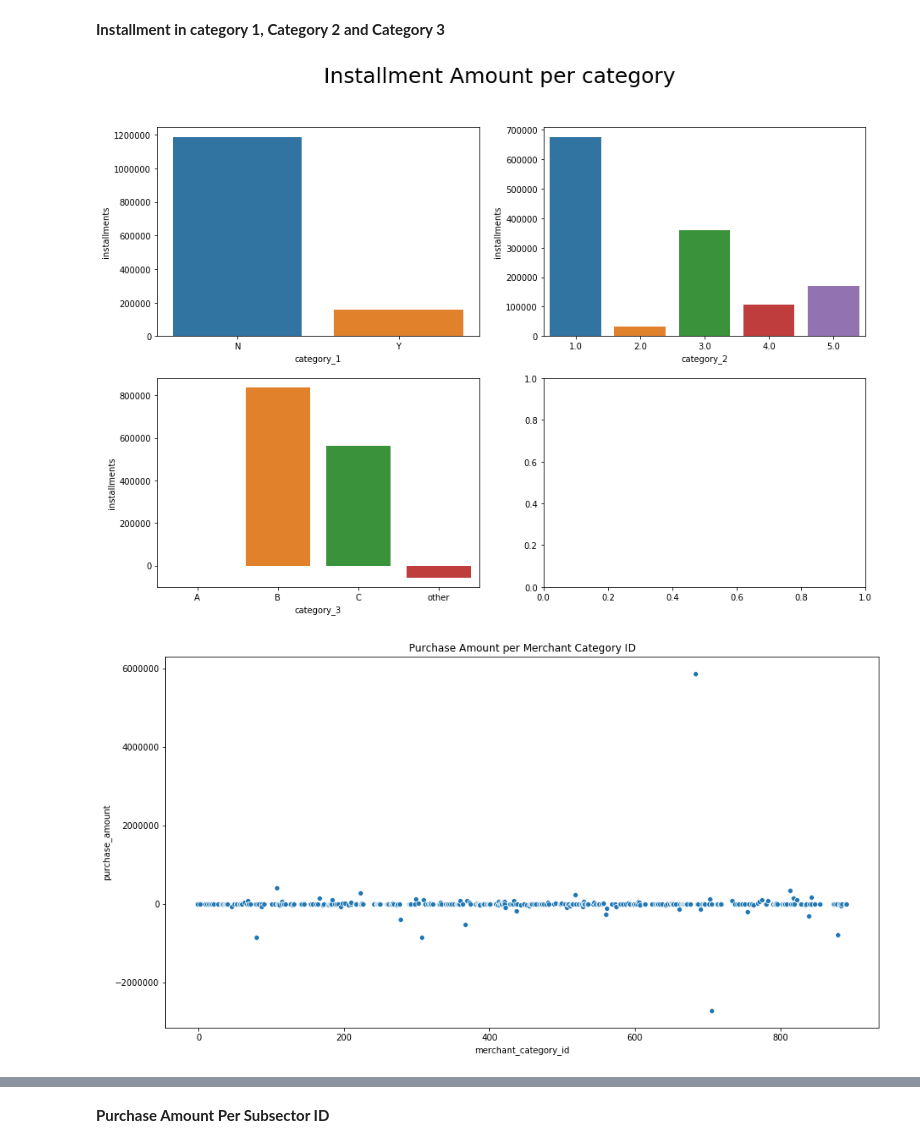
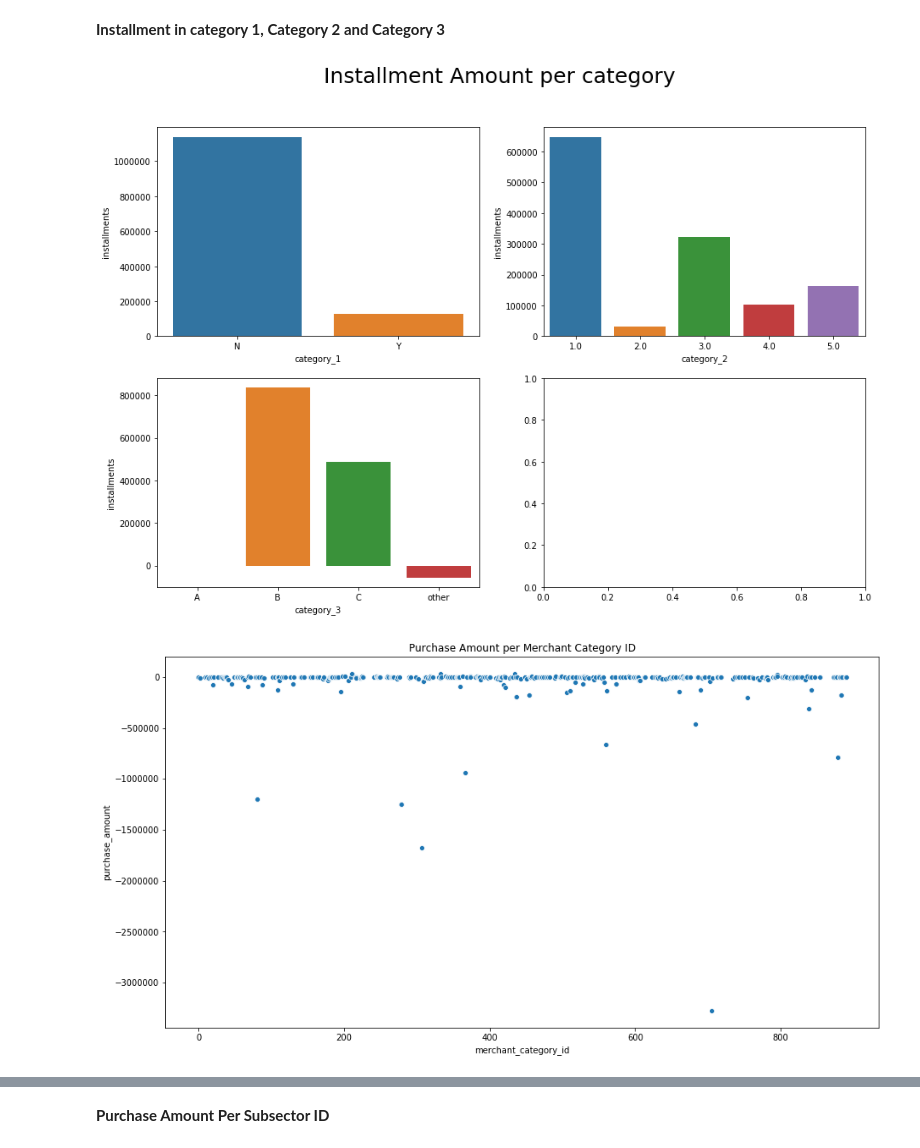
Before and after one commit to khmsha/Springboard, a Jupyter notebook: Capstone Project 2/ELO Merchant Category Recommendation Data Wrangling and EDA.ipynb, the cells around one changed output, grey strips where cells are left out. Drawn from its saved outputs; the diff is of its cells as text; code cells hidden in the pictures.

```diff
--- a/Capstone Project 2/ELO Merchant Category Recommendation Data Wrangling and EDA.ipynb
+++ b/Capstone Project 2/ELO Merchant Category Recommendation Data Wrangling and EDA.ipynb
@@ -842,6 +956,11 @@ memory usage: 114.2+ MB
 Columns with NaN data are imputed
 1. Columns with object datatype are imputed with "other"
 3. Columns with int and float datatype are imputed with median
+# %%
+#purchase_amount is a 16 digit length and, mean and std of purchase_amount return nan. so converting it to float64
+newMerchDF.purchase_amount = newMerchDF.purchase_amount.astype(np.float64)
+# %%
+newMerchDF.category_2.fillna(3.0, inplace=True)
 # %%
 #impute columns
 imputeNaN(newMerchDF)
@@ -864,8 +983,6 @@ imputeNaN(newMerchDF)
 | 1963029 | Y | C_ID_c0513fd84f | 130 | N | 0 | A | 367 | ... |
 | 1963030 | Y | C_ID_a935410f8e | 19 | N | 0 | A | 278 | ... |
 1963031 rows × 14 columns
-# %%
-newMerchDF.category_2.fillna(3, inplace=True)
 # %% [markdown]
 Following features are created for purchase_date
 1. Purchase year
@@ -1043,15 +1195,15 @@ sns.barplot(x=newMerchDFGroupbycat3.category_3, y=newMerchDFGroupbycat3.installm
 fig.suptitle("Installment Amount per category", fontsize=25)
 plt.show()
 # %% [output]
-[figure, old version]
+[figure, new version]
 # %%
-histDFGroupbymerchCatID = groupByAgg(histDF, 'merchant_category_id', aggfuncEDAgrp)
+newMerchDFGroupbymerchCatID = groupByAgg(newMerchDF, 'merchant_category_id', aggfuncEDAgrp)
 # %%
 plt.figure(figsize=(15, 8))
-sns.scatterplot(x=histDFGroupbymerchCatID.merchant_category_id, y=histDFGroupbymerchCatID.purchase_amount)
+sns.scatterplot(x=newMerchDFGroupbymerchCatID.merchant_category_id, y=newMerchDFGroupbymerchCatID.purchase_amount)
 plt.title("Purchase Amount per Merchant Category ID")
 plt.show()
 # %% [output]
-[figure, old version]
+[figure, new version]
 # %%
 plt.figure(figsize=(15, 8))
```
Also changed, not shown: parts of 65 cells of this notebook, 4 other files.
